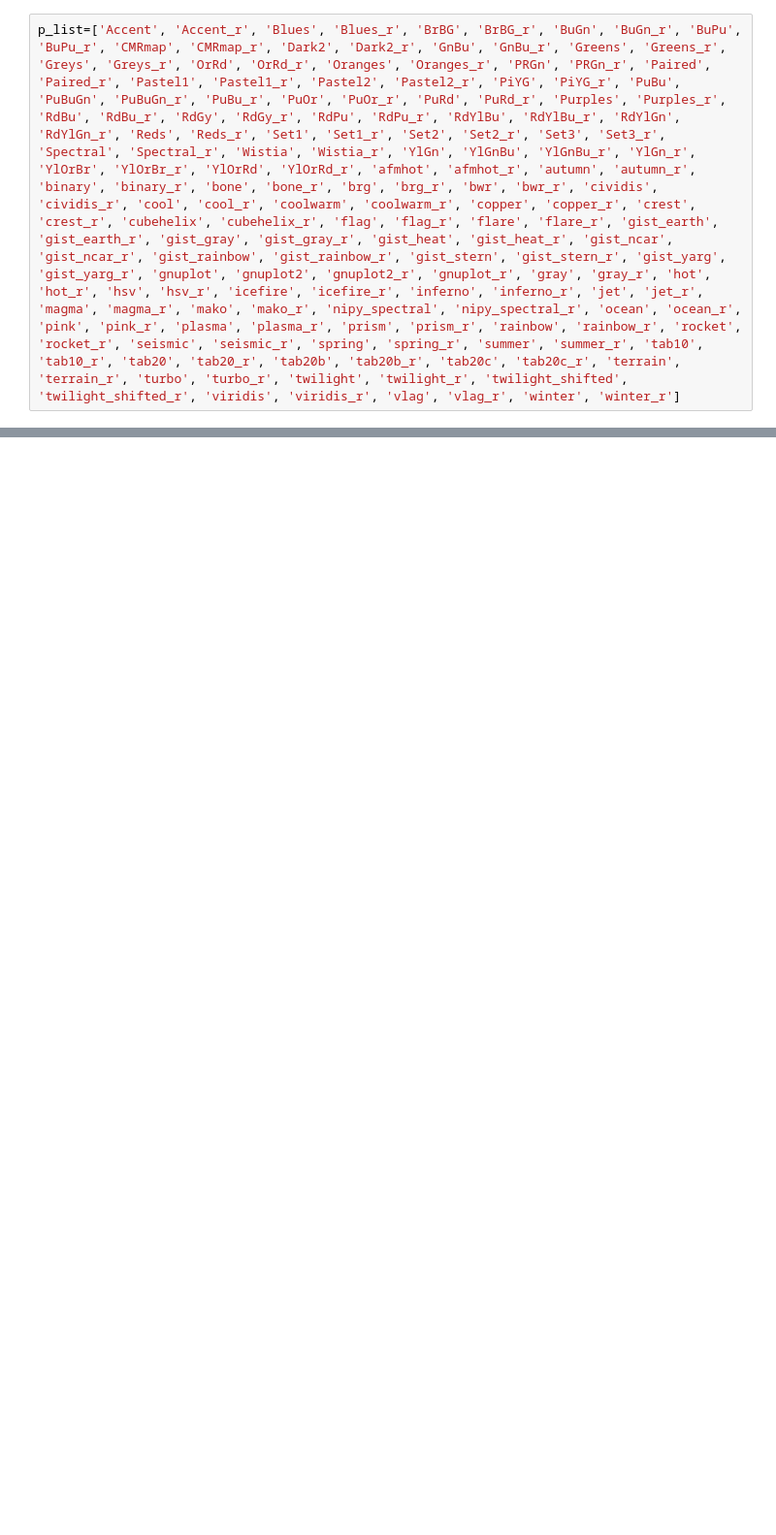
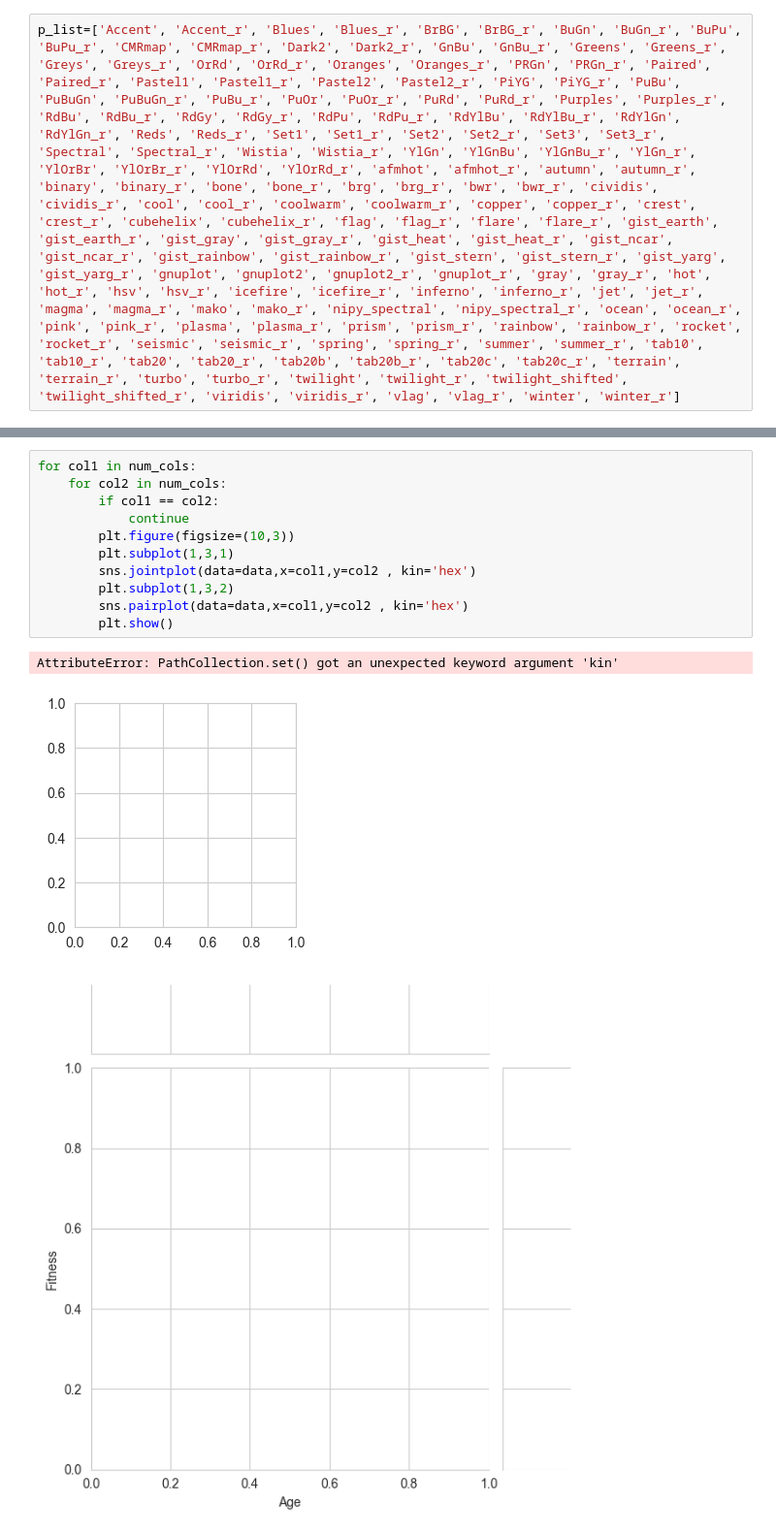
Before and after one commit to gungun1511/jecrc_cs_sep22, a Jupyter notebook: day19 part2.ipynb, the cells around one changed output, grey strips where cells are left out. Shown at 97% size. Cells and saved outputs as stored; diff of their text form; blank space fills up the shorter version.

```diff
--- a/day19 part2.ipynb
+++ b/day19 part2.ipynb
@@ -159,0 +250,15 @@ for col in num_cols:
+# %%
+for col1 in num_cols:
+    for col2 in num_cols:
+        if col1 == col2:
+            continue
+        plt.figure(figsize=(10,3))
+        plt.subplot(1,3,1)
+        sns.jointplot(data=data,x=col1,y=col2 , kin='hex')
+        plt.subplot(1,3,2)
+        sns.pairplot(data=data,x=col1,y=col2 , kin='hex')
+        plt.show()
+# %% [output]
+AttributeError: PathCollection.set() got an unexpected keyword argument 'kin'
+[figure, added]
+[figure, added]
```
Also changed, not shown: parts of 17 cells of this notebook, 7 other files.
